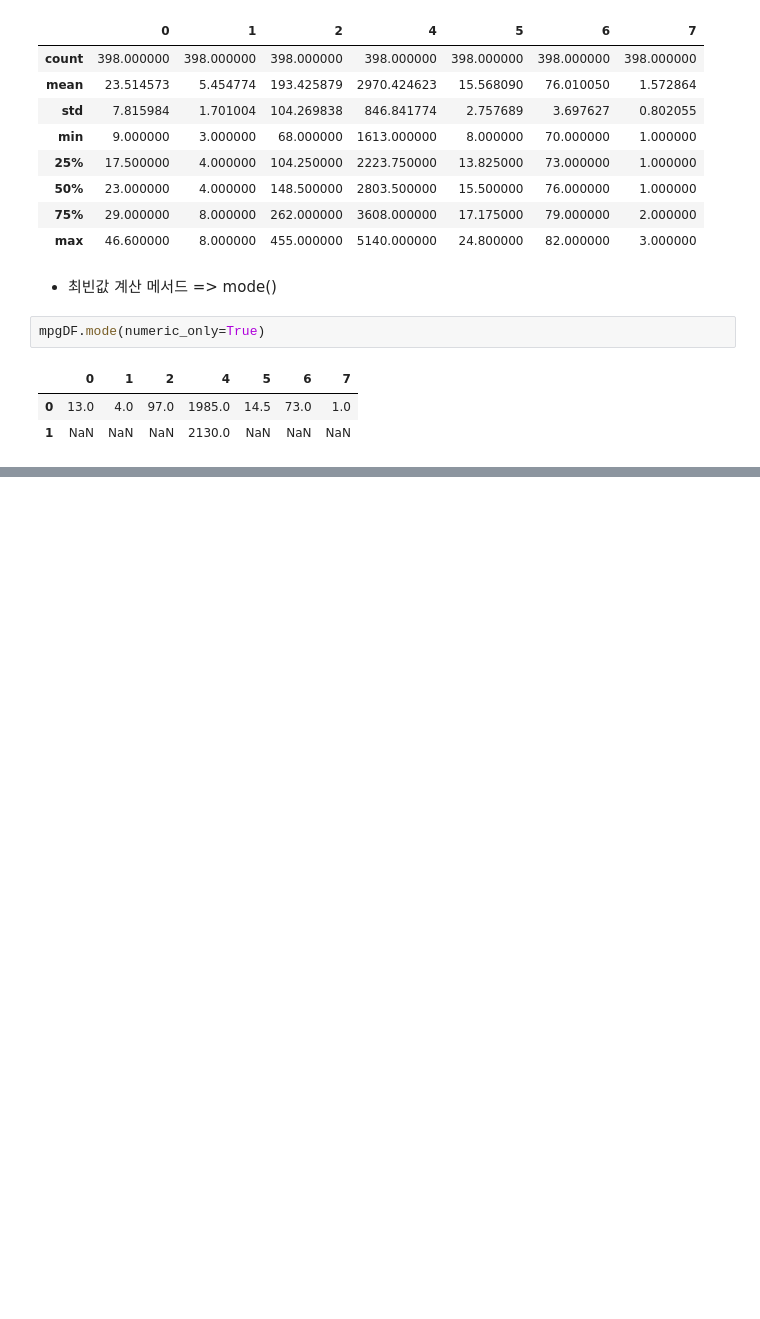
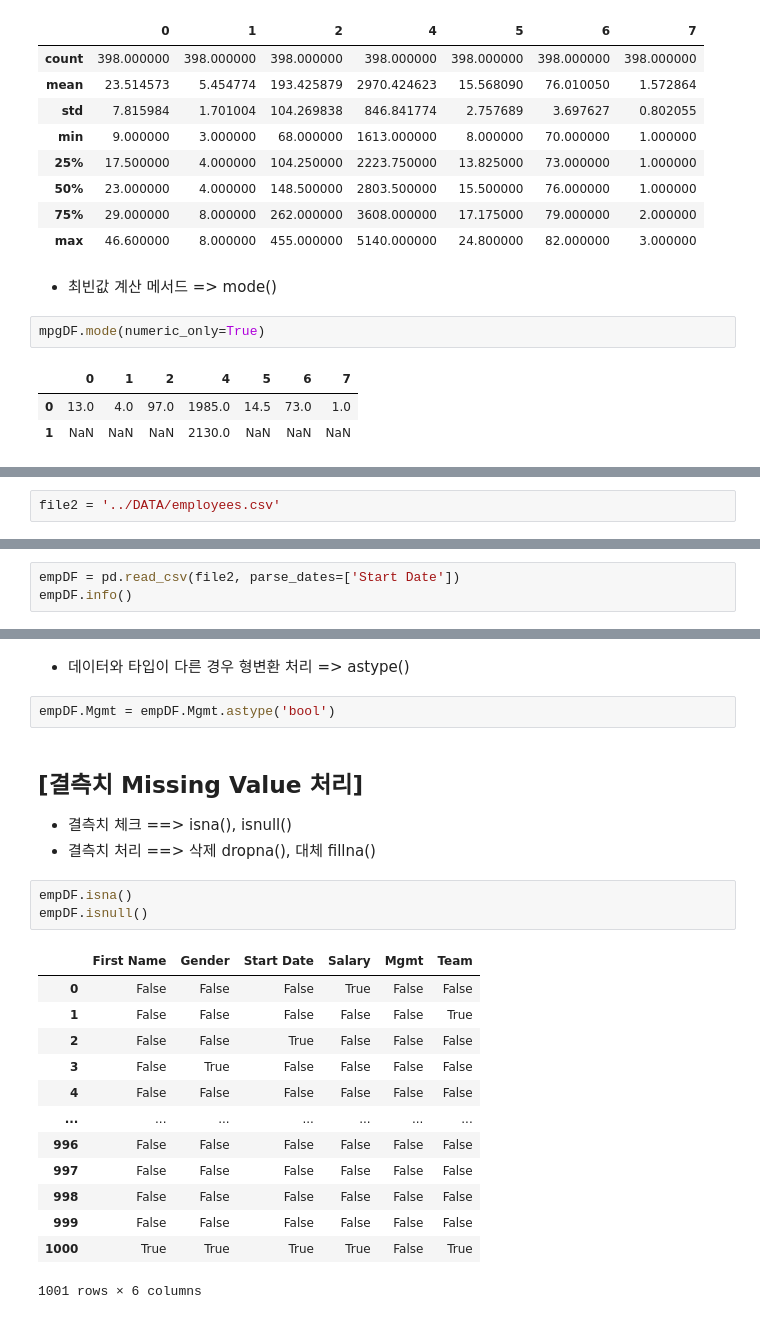
Before and after one commit to Schubert3275/KDT-Pandas_Study, a Jupyter notebook: DAY_04/ex_mpg.ipynb, the cells around one changed output, grey strips where cells are left out. Cells and saved outputs as stored; diff of their text form; blank space fills up the shorter version.

```diff
--- a/DAY_04/ex_mpg.ipynb
+++ b/DAY_04/ex_mpg.ipynb
@@ -162,0 +438,2 @@ mpgDF.mode(numeric_only=True)
+# %%
+file2 = '../DATA/employees.csv'
@@ -162,0 +457,3 @@ mpgDF.mode(numeric_only=True)
+# %%
+empDF = pd.read_csv(file2, parse_dates=['Start Date'])
+empDF.info()
@@ -162,0 +474,25 @@ mpgDF.mode(numeric_only=True)
+# %% [markdown]
+- 데이터와 타입이 다른 경우 형변환 처리 => astype()
+# %%
+empDF.Mgmt = empDF.Mgmt.astype('bool')
+# %% [markdown]
+## [결측치 Missing Value 처리]
+- 결측치 체크 ==> isna(), isnull()
+- 결측치 처리 ==> 삭제 dropna(), 대체 fillna()
+# %%
+empDF.isna()
+empDF.isnull()
+# %% [output]
+|  | First Name | Gender | Start Date | Salary | Mgmt | Team |
+| 0 | False | False | False | True | False | False |
+| 1 | False | False | False | False | False | True |
+| 2 | False | False | True | False | False | False |
+| 3 | False | True | False | False | False | False |
+| 4 | False | False | False | False | False | False |
+| ... | ... | ... | ... | ... | ... | ... |
+| 996 | False | False | False | False | False | False |
+| 997 | False | False | False | False | False | False |
+| 998 | False | False | False | False | False | False |
+| 999 | False | False | False | False | False | False |
+| 1000 | True | True | True | True | False | True |
+1001 rows × 6 columns
```
Also changed, not shown: parts of 49 cells of this notebook.
